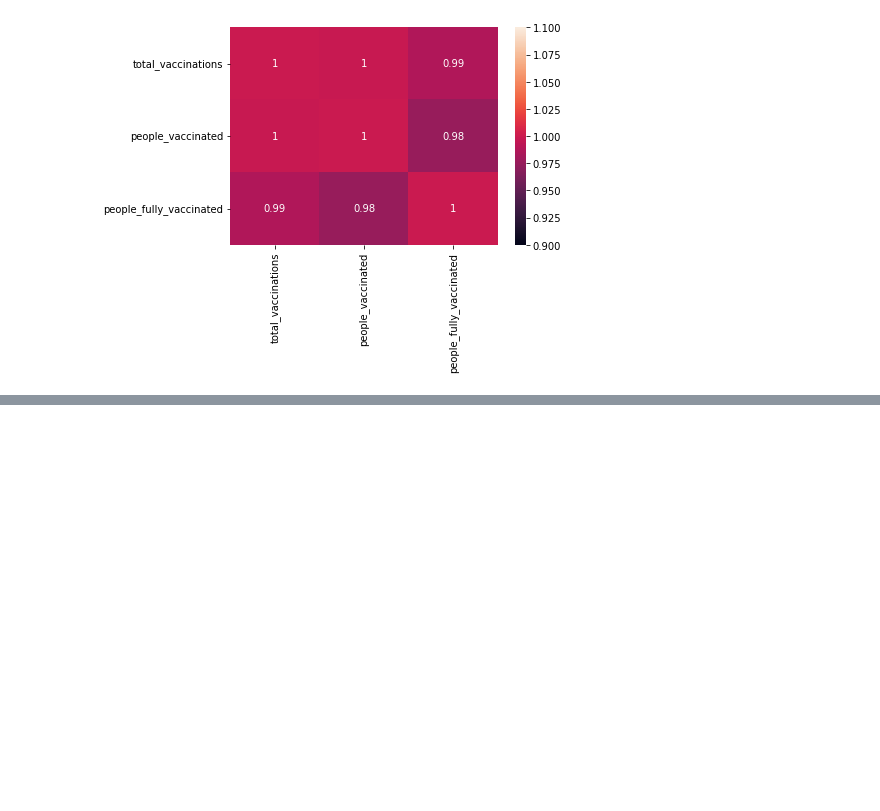
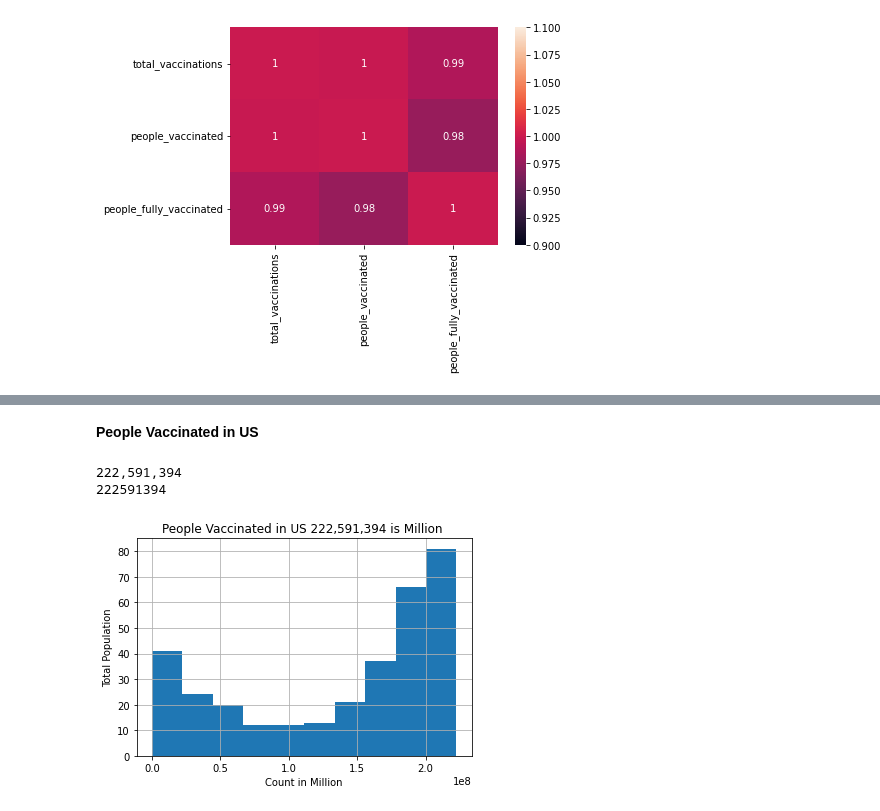
Before and after one commit to nitin578/103_Country_Covid19_Vaccinations, a Jupyter notebook: Test.ipynb, the cells around one changed output, grey strips where cells are left out. Saved outputs shown, nothing was run; the diff lists cells and outputs as text; code cells hidden in the pictures; blank space fills up the shorter version.

```diff
--- a/Test.ipynb
+++ b/Test.ipynb
@@ -487,0 +593,16 @@ sns.heatmap(India_df[numerical_features].corr(), vmin=1, vmax=1, annot=True)
+# %% [markdown]
+**People Vaccinated in US**
+# %%
+US_df[numerical_features].hist(column = 'people_vaccinated')
+plt.xlabel("Count in Million")
+plt.ylabel("Total Population")
+plt.title("People Vaccinated in US 222,591,394 is Million ")
+column = US_df["people_vaccinated"]
+max_value = column.max()
+number_with_commas = "{:,}".format(222591394)
+print(number_with_commas)
+print(max_value)
+# %% [output]
+222,591,394
+222591394
+[figure, added]
```
Also changed, not shown: parts of 27 cells of this notebook.
